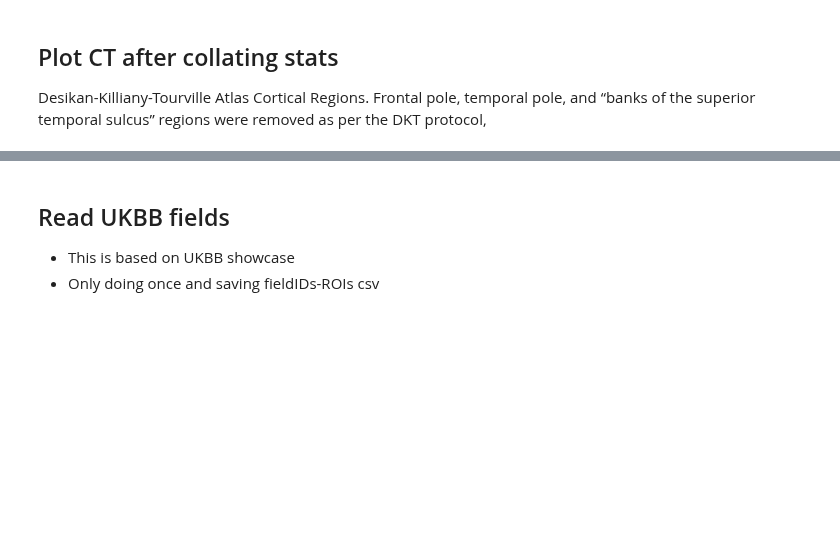
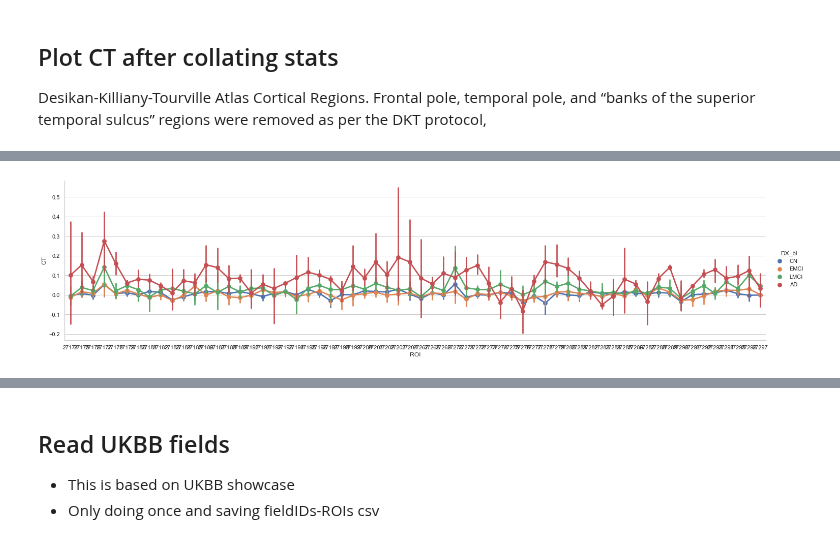
Before and after one commit to nikhil153/brain-diff, a Jupyter notebook: fmriprep/freesurfer_stats.ipynb, the cells around one changed output, grey strips where cells are left out. Saved outputs shown, nothing was run; the diff lists cells and outputs as text; code cells hidden in the pictures; blank space fills up the shorter version.

```diff
--- a/fmriprep/freesurfer_stats.ipynb
+++ b/fmriprep/freesurfer_stats.ipynb
@@ -180,0 +263,9 @@ FU:{len(FU_subjects)}, BLandFU:{len(BL_and_FU_subjects)}")
+# %%
+CT_diff_df = BL_CT_df_subset - FU_CT_df_subset
+CT_diff_df = pd.merge(CT_diff_df.reset_index(), adnimerge_dx_df[["subject_id","DX_bl"]], on="subject_id")
+CT_diff_df_melt = CT_diff_df.melt(
+    id_vars=["subject_id","DX_bl"],
+    var_name="ROI",
+    value_name="CT",
+)
+CT_diff_df_melt.head()
@@ -180,0 +279,8 @@ FU:{len(FU_subjects)}, BLandFU:{len(BL_and_FU_subjects)}")
+# %%
+plot_df = CT_diff_df_melt.copy()
+hue_order = ["CN","EMCI","LMCI","AD"]
+sns.set(font_scale=1)
+with sns.axes_style("whitegrid"):
+    g = sns.catplot(x="ROI",y="CT",kind="point",hue="DX_bl",hue_order=hue_order, aspect=4,data=plot_df)
+# %% [output]
+[figure, added]
```
Also changed, not shown: parts of 12 cells of this notebook.
